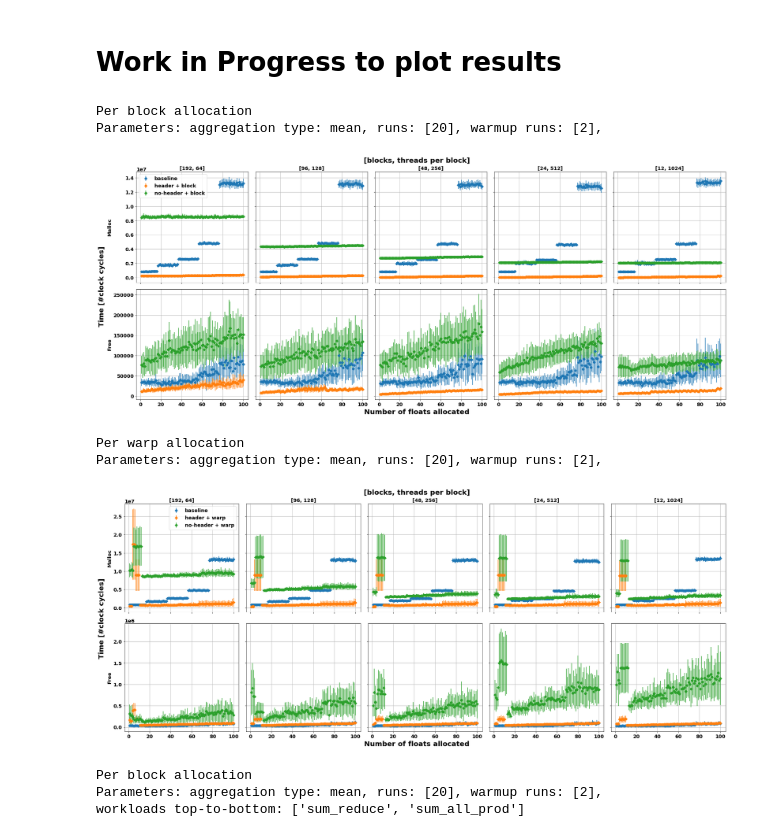
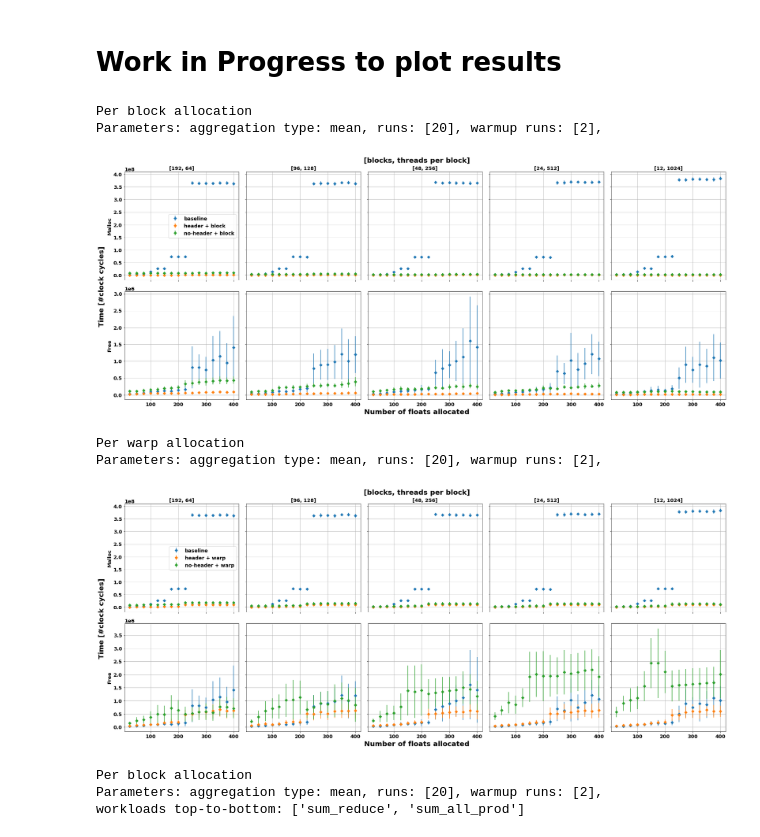
Before and after one commit to maerhart/dphpc-project, a Jupyter notebook: dynamic_allocator/plotting_temp.ipynb, the cells around one changed output. Saved outputs shown, nothing was run; the diff lists cells and outputs as text; code cells hidden in the pictures.

```diff
--- a/dynamic_allocator/plotting_temp.ipynb
+++ b/dynamic_allocator/plotting_temp.ipynb
@@ -15,8 +15,8 @@ import sys
 
 #CSV_PATH = sys.argv[1]
 #CSV_PATH = "results/2021-12-21-22:28:47_presentation_run__powers of 2"
-CSV_PATH = "results/2021-12-21-23:03:35_presentation run_1 to100 floats"
-#CSV_PATH = "results/2021-12-22-01:33:26_presentation run_25 step to 500"
+#CSV_PATH = "results/2021-12-21-23:03:35_presentation run_1 to100 floats"
+CSV_PATH = "results/2021-12-22-01:33:26_presentation run_25 step to 500"
 
 font = {'weight' : 'bold',
             'size'   : 14}
@@ -149,7 +149,7 @@ def plot_blocks_threads_vs_measurement_type(ver, legend, suffix):
     fig, axs = plt.subplots(2, len(threads_per_block), sharey='row', sharex=True, figsize=(len(threads_per_block)*5, 10))
 
     # constant parameters
-    n_floats = -1
+    n_floats = 400
     versions = ver # all
     aggregation_type = 'mean' # or max
     show_speedup = False
@@ -178,37 +178,37 @@ def plot_blocks_threads_vs_measurement_type(ver, legend, suffix):
             ax.set_title("")
             axs[0][b].set_title("["+str(block)+", "+str(threads_per_block[b])+"]", fontdict=fontdict)
             #axs[1][b].set_xlabel("#floats")
             ax.grid(True)
             #ax.set_xscale("log", base=2)
             #ax.set_yscale("log", base=2)
 
 
 
     axs[0][0].set_ylabel("Malloc", fontdict=fontdict)
     axs[1][0].set_ylabel("Free", fontdict=fontdict)
     #axs[0][0].legend()
     axs[0][0].legend(legend)
     plt.subplots_adjust(hspace=0.05, wspace=0.05)
     fig.text(0.5, 1.0, '[blocks, threads per block]', ha='center', va='center', fontsize=20)
     fig.text(0.0, 0.5, 'Time [#clock cycles]', ha='center', va='center', rotation='vertical', fontsize=20)
     fig.text(0.5, 0.0, 'Number of floats allocated', ha='center', va='center', fontsize=20)
     fig.align_ylabels()
     fig.tight_layout()
     plt.savefig(CSV_PATH+"/blocks_threads_vs_measurement_type_" + suffix + ".png", dpi=120, bbox_inches='tight')
     plt.show()
 
 
 print("Per block allocation")
 plot_blocks_threads_vs_measurement_type(['baseline', 'v1_martin', 'v3_nils'], ['baseline', 'header + block', 'no-header + block'], "block")
 print("Per warp allocation")
 plot_blocks_threads_vs_measurement_type(['baseline', 'v5_anton', 'v6_nils'], ['baseline', 'header + warp', 'no-header + warp'], "warp")
 # %% [output]
 Per block allocation
 Parameters: aggregation type: mean, runs: [20], warmup runs: [2],
-[figure, old version]
+[figure, new version]
 Per warp allocation
 Parameters: aggregation type: mean, runs: [20], warmup runs: [2],
-[figure, old version]
+[figure, new version]
 # %%
 def plot_blocks_vs_threads_per_block(ver, legend, suffix):
     ## plot (blocks) vs (threads_per_block)
```
Also changed, not shown: 2 other files.
